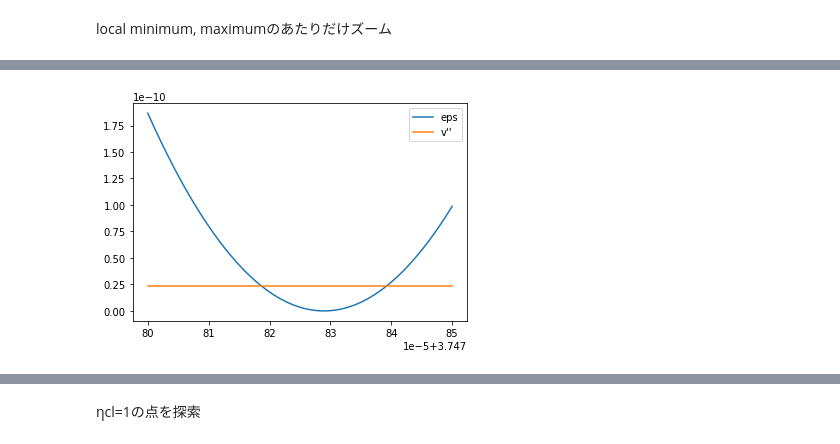
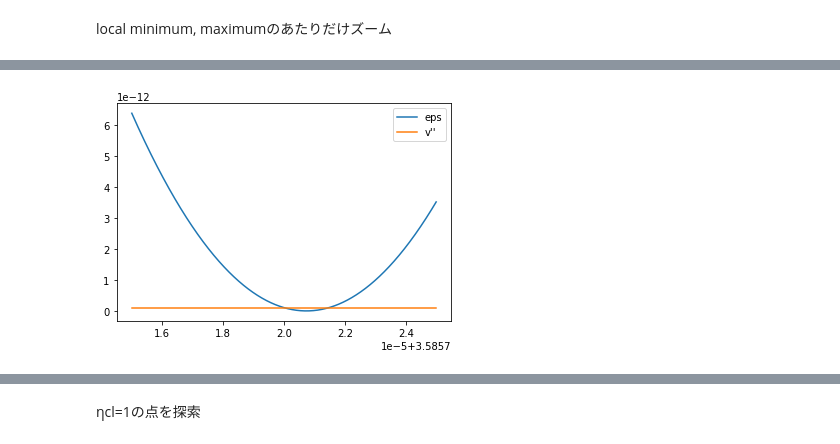
Before and after one commit to Koichi-Miyamoto/StochasticInflationDiffOpEigen, a Jupyter notebook: Potential1804.07124.ipynb, the cells around one changed output, grey strips where cells are left out. Cells and saved outputs as stored; diff of their text form; code cells hidden in the pictures.

```diff
--- a/Potential1804.07124.ipynb
+++ b/Potential1804.07124.ipynb
@@ -181,13 +194,13 @@ local minimum, maximumのあたりだけズーム
 # %%
-phisAroundInflec = np.linspace(3.7478, 3.74785, 1000)
+phisAroundInflec = np.linspace(3.585715, 3.585725, 1000)
 
 epssAroundInfle = [slowrollEps(phi) for phi in phisAroundInflec]
-vDer2sAroundInfle = [infPotDeriv2Func(phi) for phi in phisAroundInflec]
+vDer2sAroundInfle = [abs(infPotDeriv2Func(phi)) / 24 / np.pi**2 for phi in phisAroundInflec]
 
 ax = plt.gca()
 plt.plot(phisAroundInflec, epssAroundInfle, label="eps")
 plt.plot(phisAroundInflec, vDer2sAroundInfle, label="v''")
 plt.legend()
 plt.show()
 # %% [output]
-[figure, old version]
+[figure, new version]
```
Also changed, not shown: parts of 8 cells of this notebook, 1 other file.
